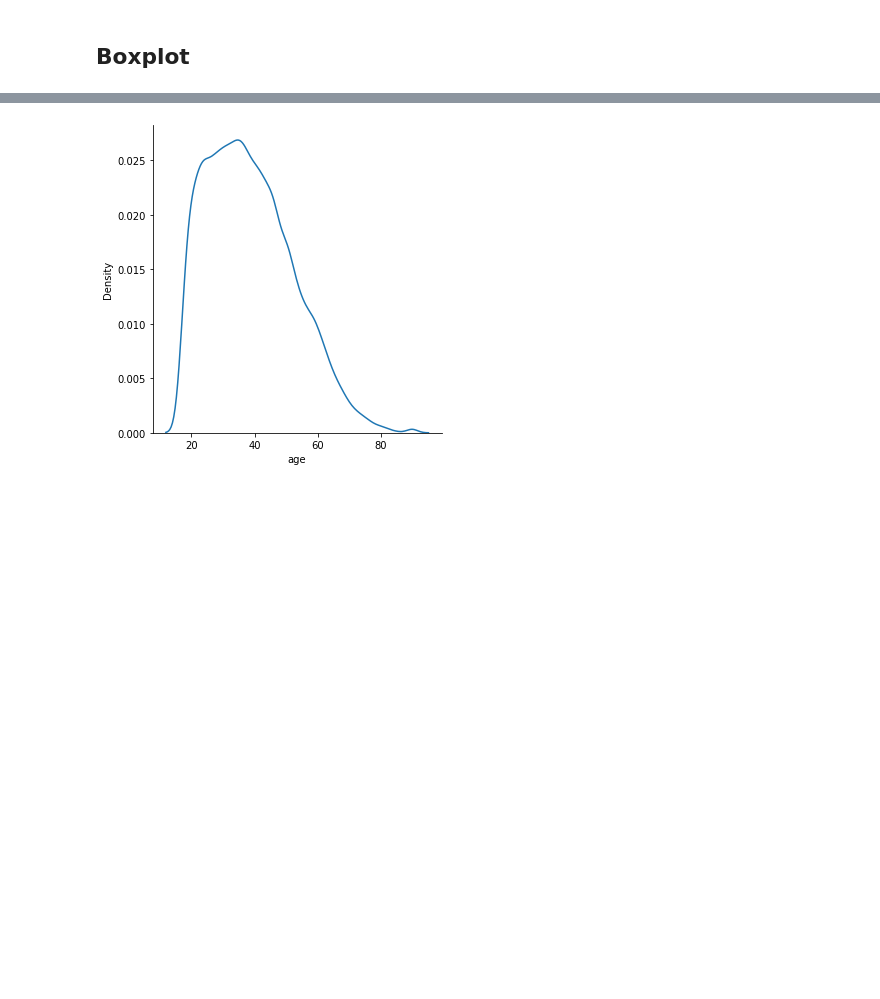
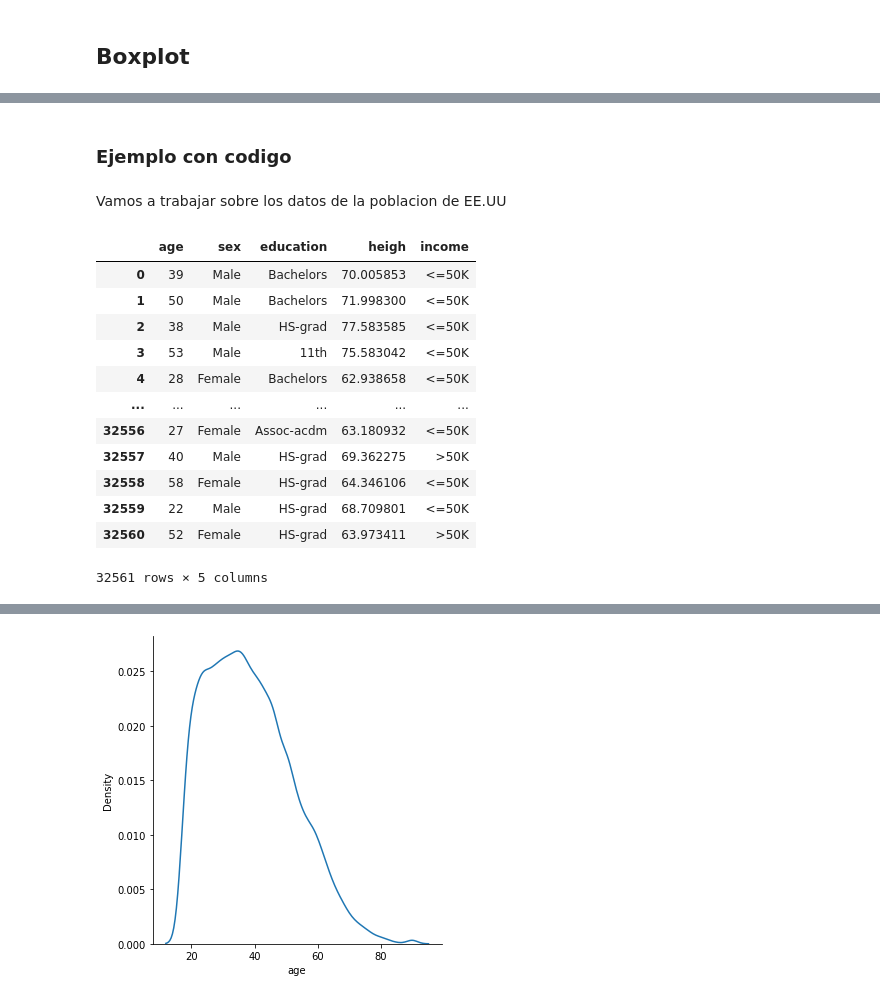
Before and after one commit to jbernalg/Learning_Data, a Jupyter notebook: Course_ML2/Semana_09/Data_viz_II.ipynb, the cells around one changed output, grey strips where cells are left out. Drawn from its saved outputs; the diff is of its cells as text; code cells hidden in the pictures; blank space fills up the shorter version.

```diff
--- a/Course_ML2/Semana_09/Data_viz_II.ipynb
+++ b/Course_ML2/Semana_09/Data_viz_II.ipynb
@@ -3,2 +21,6 @@
 # %% [markdown]
 <img src="https://www.researchgate.net/publication/340996565/figure/fig3/AS:962186885210119@1606414638167/Box-plot-and-probability-density-function-of-a-normal-distribution.png" alt="boxplot" width="600"/>
+# %% [markdown]
+### Ejemplo con codigo
+# %% [markdown]
+Vamos a trabajar sobre los datos de la poblacion de EE.UU
@@ -4,0 +32,18 @@
+# %%
+direct_link = 'https://drive.google.com/uc?export=download&id=1zjJIKIT2kcIW9HwmI50nopxLwMwqC1KB'
+df = pd.read_csv(direct_link)
+df
+# %% [output]
+|  | age | sex | education | heigh | income |
+| 0 | 39 | Male | Bachelors | 70.005853 | <=50K |
+| 1 | 50 | Male | Bachelors | 71.998300 | <=50K |
+| 2 | 38 | Male | HS-grad | 77.583585 | <=50K |
+| 3 | 53 | Male | 11th | 75.583042 | <=50K |
+| 4 | 28 | Female | Bachelors | 62.938658 | <=50K |
+| ... | ... | ... | ... | ... | ... |
+| 32556 | 27 | Female | Assoc-acdm | 63.180932 | <=50K |
+| 32557 | 40 | Male | HS-grad | 69.362275 | >50K |
+| 32558 | 58 | Female | HS-grad | 64.346106 | <=50K |
+| 32559 | 22 | Male | HS-grad | 68.709801 | <=50K |
+| 32560 | 52 | Female | HS-grad | 63.973411 | >50K |
+32561 rows × 5 columns
```
Also changed, not shown: parts of 6 cells of this notebook, 1 other file.
